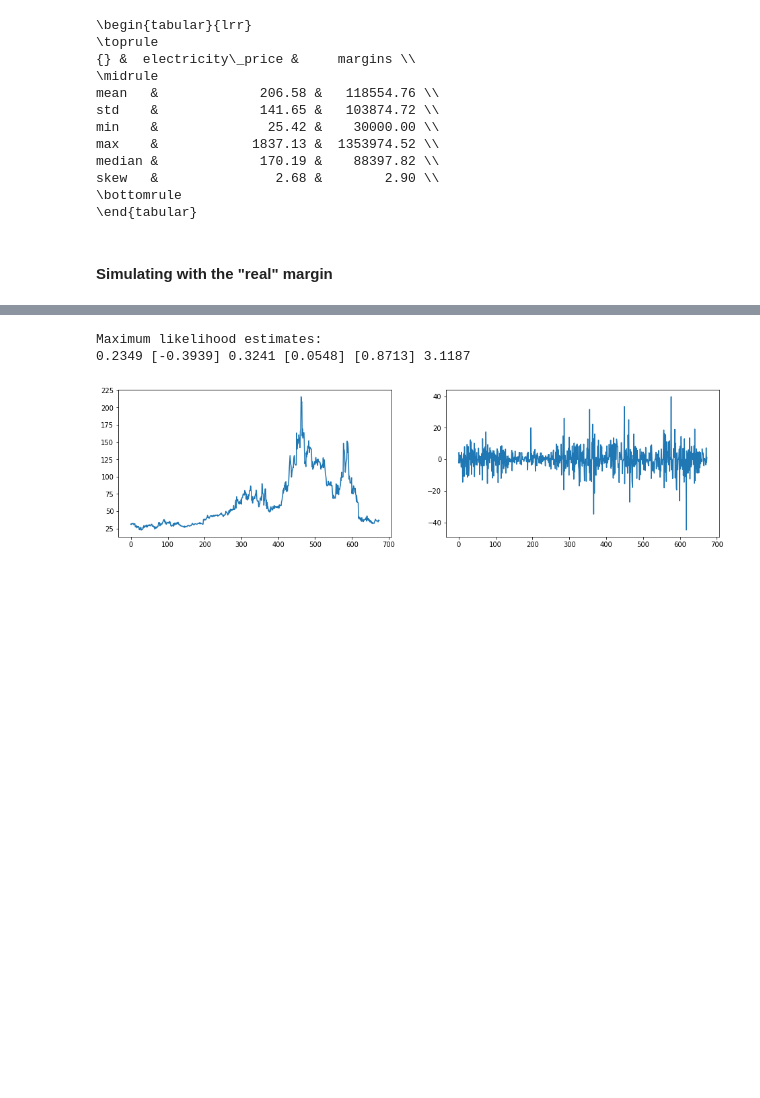
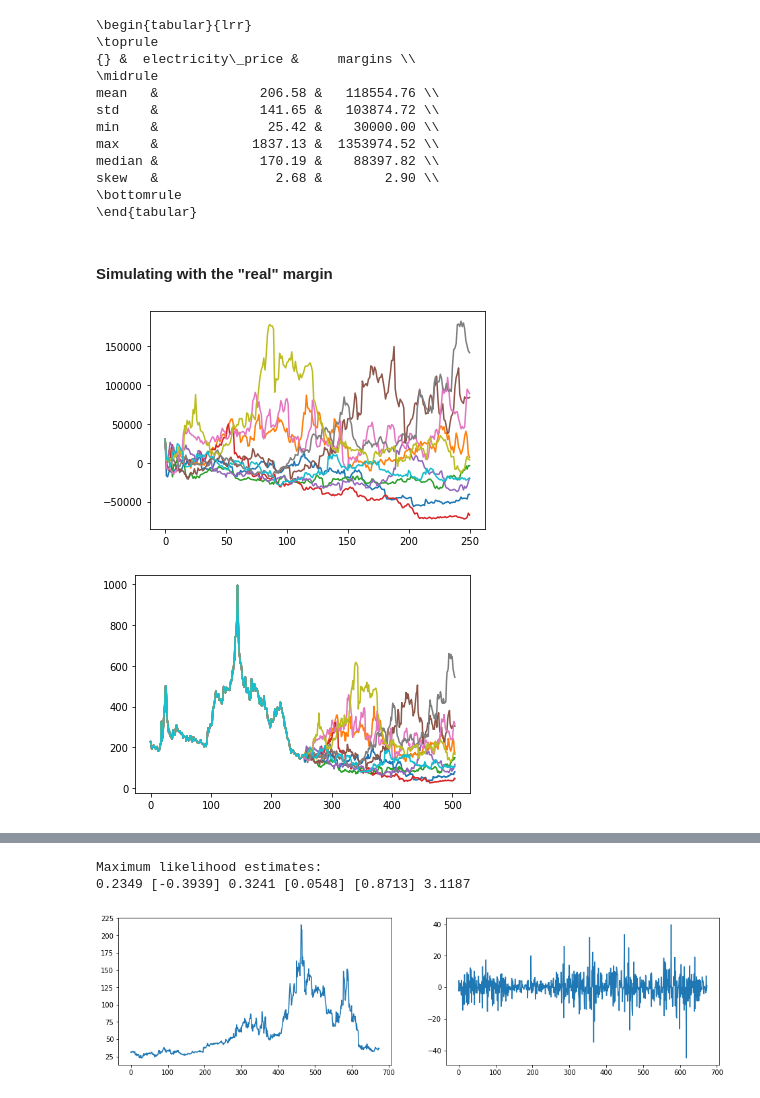
Before and after one commit to igseg/power_markets, a Jupyter notebook: Code.ipynb, the cells around one changed output, grey strips where cells are left out. Drawn from its saved outputs; the diff is of its cells as text; code cells hidden in the pictures; blank space fills up the shorter version.

Commit message:
firt real margin sims

```diff
--- a/Code.ipynb
+++ b/Code.ipynb
@@ -1172,9 +1159,10 @@ def risk_multiplier(rs, sigs, alpha = 0.95):
     return 0.5 * (np.abs(q) + np.abs(Q))
 
 
+lam = 0.99
 ecc_window = 255
 N = 250
-M = 100
+M = 10
 crisis_idx = 410
 serie = 'eex_qt'
 
@@ -1190,19 +1178,27 @@ phi0 = results[serie][0][0]
 phi  = results[serie][0][1]
 df   = results[serie][0][-1]
 
-returns = np.zeros([M, N + ecc_window])
-prices  = np.zeros([M, N + ecc_window])
-sigmas  = np.zeros([M, N + ecc_window])
+returns = np.zeros([M, N + 2 * ecc_window])
+prices  = np.zeros([M, N + 2 * ecc_window])
+sigmas  = np.zeros([M, N + 2 * ecc_window])
 margins = np.zeros([M, N + 1])
 
 margins[:,0] = M0
 
-first_returns = np.log(data_garch[serie]).diff().values[-ecc_window:]
-first_prices  = data_garch[serie][-ecc_window:]
+first_returns = np.log(data_garch[serie]).diff().values[-(ecc_window * 2):]
+first_prices  = data_garch[serie][-(ecc_window * 2 ):]
 
 for i in range(M):
-    returns[i,:ecc_window] = first_returns
-    prices[i ,:ecc_window] = first_prices
+    returns[i,:2 * ecc_window] = first_returns
+    prices[i ,:2 * ecc_window] = first_prices
+
+    for time in range(ecc_window):
+        sigmas[i ,ecc_window + time] = sigma_formula(returns[i, time : ecc_window + time ], lam)
+
+
+returns = returns[:, ecc_window:]
+prices  = prices[: , ecc_window:]
+sigmas  = sigmas[: , ecc_window:]
 
 
 random_shocks = np.random.randint(len(u) - crisis_idx, size=(M, N)) + crisis_idx
@@ -1212,18 +1208,33 @@ simulation_eu = np.zeros([M,N + 1])
 simulation_eu[:,0] = np.log(data_garch[serie][-1] / data_garch[serie][-2]) * 100
 
 Rs = []
+Pts = []
 
 for step in range(1,N+1):
 
-    simulation_eu[:,step] = phi0 + np.inner(phi,simulation_eu[:,step - 1].reshape((M,1))) + random_shocks[:, step - 1]
+    simulation_eu[:,step] = (phi0 + np.inner(phi,simulation_eu[:,step - 1].reshape((M,1))) + random_shocks[:, step - 1]) / 100
     returns[: ,ecc_window + step - 1] = simulation_eu[:,step]
-    prices[:,ecc_window + step - 1] = prices[:,ecc_window + step - 2] * np.exp(simulation_eu[:,step] / 100)
+    prices[:,ecc_window + step - 1] = prices[:,ecc_window + step - 2] * np.exp(simulation_eu[:,step])
 
     for m in range(M):
-        sigmas[m,ecc_window + step - 1] = sigma_formula(returns[m, step - 1:ecc_window + step - 1] / 100, 0.99)
+        sigmas[m,ecc_window + step - 1] = sigma_formula(returns[m, step - 1:ecc_window + step - 1], lam)
 
         R  = risk_multiplier(returns[m,step - 1: ecc_window + step - 1], sigmas[m,step - 1: ecc_window + step - 1])
         Pt = (num_hours * prices[m,ecc_window + step - 1]) - V0
         margins[m, step] = l * Pt * sigmas[m,ecc_window + step - 1] * R
         if m == 1:
+            Pts.append(Pt)
             Rs.append(R)
+# %%
+for m in range(M):
+    plt.plot(margins[m,:])
+
+plt.show()
+
+for m in range(M):
+    plt.plot(prices[m,:])
+
+plt.show()
+# %% [output]
+[figure, added]
+[figure, added]
```
Also changed, not shown: parts of 14 cells of this notebook.
